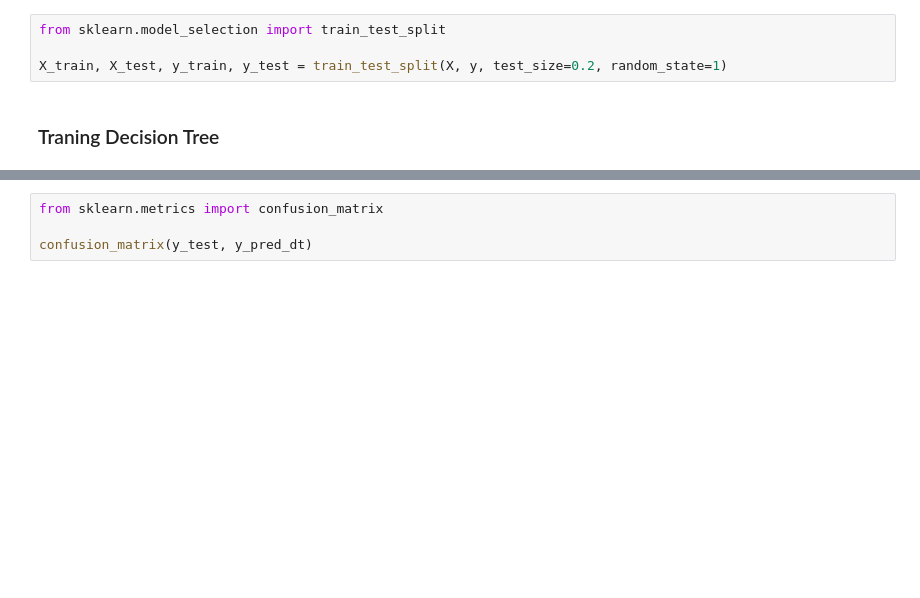
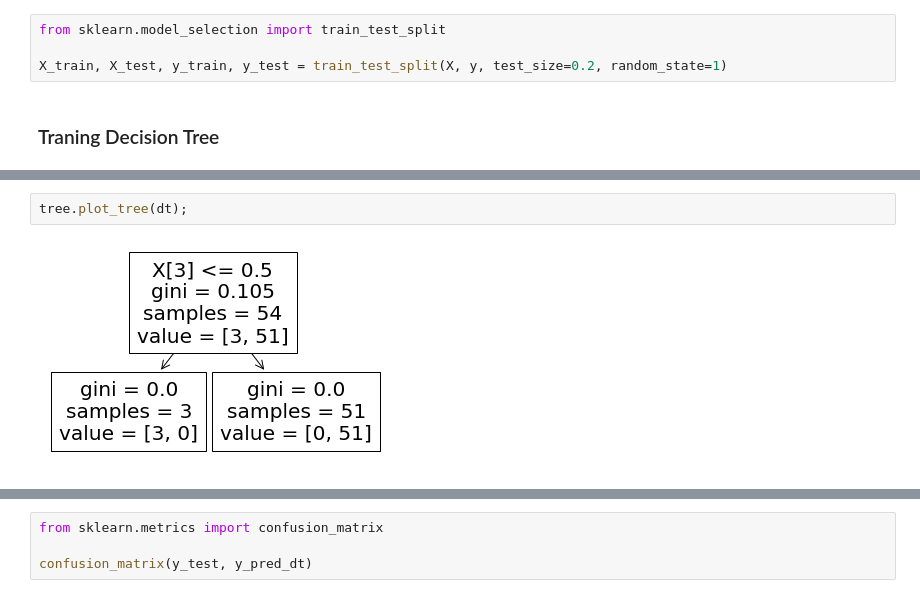
Before and after one commit to dhikaainul/Machine_Learning_Quiz_2, a Jupyter notebook: ML_Quiz2.ipynb, the cells around one changed output, grey strips where cells are left out. Cells and saved outputs as stored; diff of their text form; blank space fills up the shorter version.

```diff
--- a/ML_Quiz2.ipynb
+++ b/ML_Quiz2.ipynb
@@ -221,0 +241,4 @@ Test set accuracy: 1.0
+# %%
+tree.plot_tree(dt);
+# %% [output]
+[figure, added]
```
Also changed, not shown: parts of 7 cells of this notebook.
